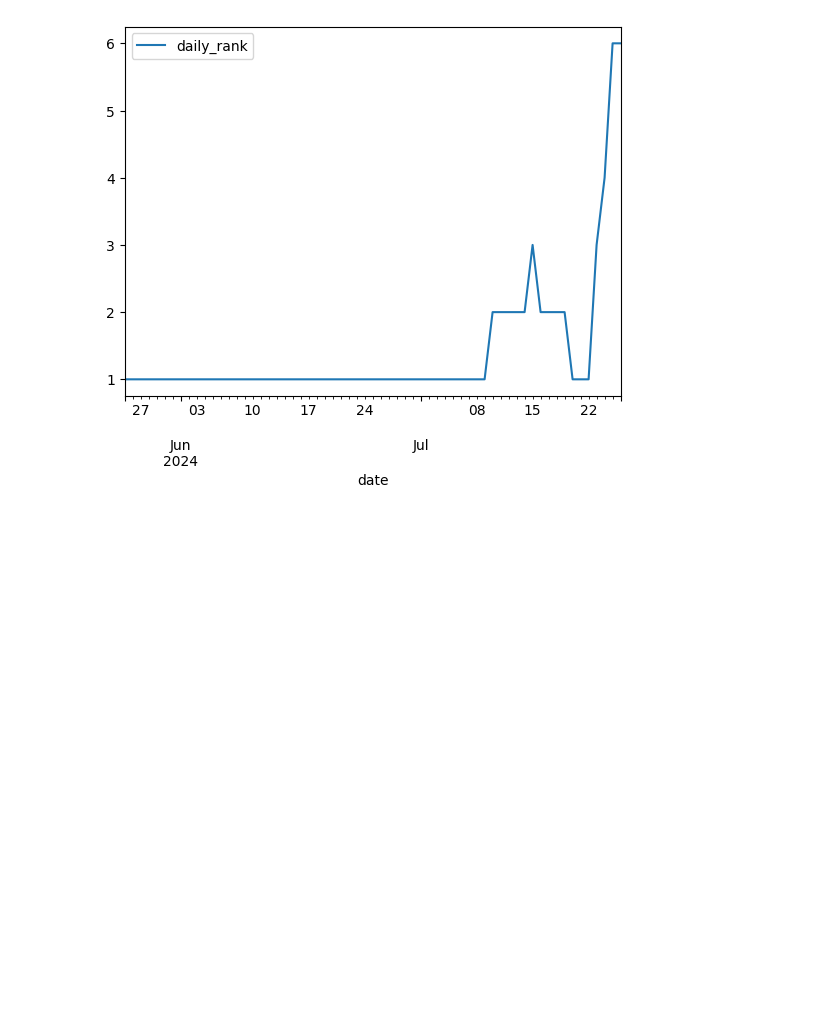
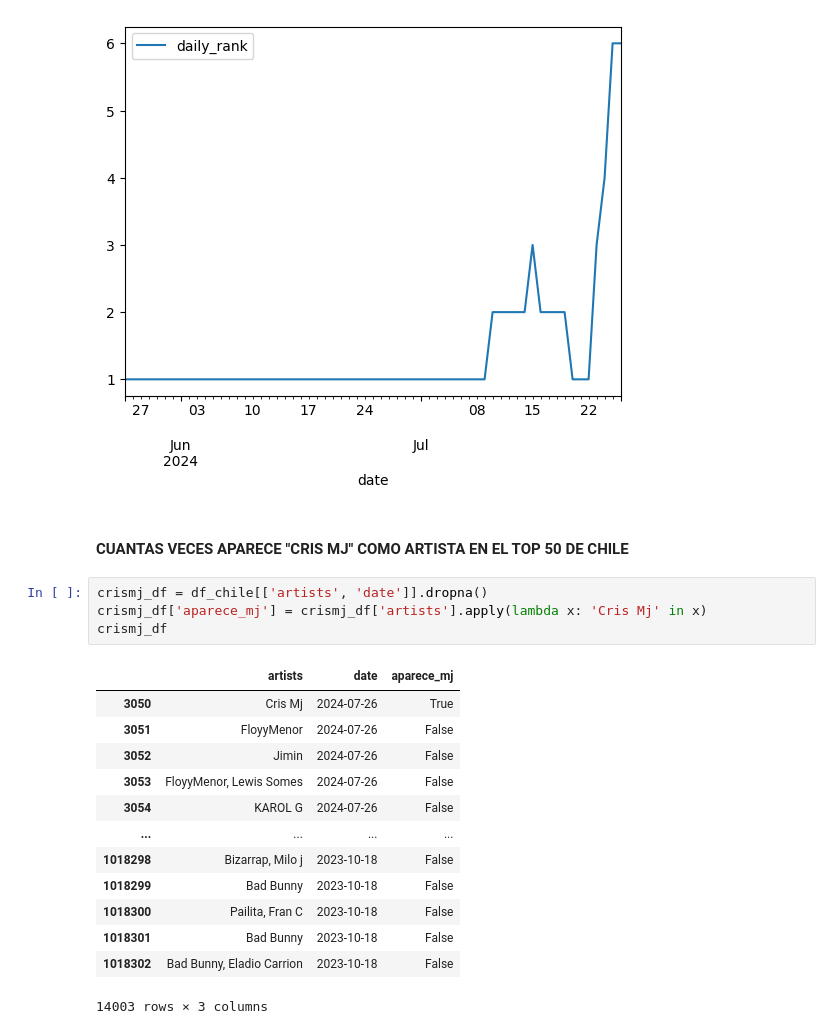
Before and after one commit to Vikktor93/DataScience-Spotify, a Jupyter notebook: 000_analisis_exploratorio.ipynb, the cells around one changed output. Drawn from its saved outputs; the diff is of its cells as text; blank space fills up the shorter version.

```diff
--- a/000_analisis_exploratorio.ipynb
+++ b/000_analisis_exploratorio.ipynb
@@ -138,3 +138,23 @@ artista_df.plot('date', 'daily_rank')
 # %% [output]
 <Axes: xlabel='date'>
 [figure]
+# %% [markdown]
+#### **CUANTAS VECES APARECE "CRIS MJ" COMO ARTISTA EN EL TOP 50 DE CHILE**
+# %%
+crismj_df = df_chile[['artists', 'date']].dropna()
+crismj_df['aparece_mj'] = crismj_df['artists'].apply(lambda x: 'Cris Mj' in x)
+crismj_df
+# %% [output]
+|  | artists | date | aparece_mj |
+| 3050 | Cris Mj | 2024-07-26 | True |
+| 3051 | FloyyMenor | 2024-07-26 | False |
+| 3052 | Jimin | 2024-07-26 | False |
+| 3053 | FloyyMenor, Lewis Somes | 2024-07-26 | False |
+| 3054 | KAROL G | 2024-07-26 | False |
+| ... | ... | ... | ... |
+| 1018298 | Bizarrap, Milo j | 2023-10-18 | False |
+| 1018299 | Bad Bunny | 2023-10-18 | False |
+| 1018300 | Pailita, Fran C | 2023-10-18 | False |
+| 1018301 | Bad Bunny | 2023-10-18 | False |
+| 1018302 | Bad Bunny, Eladio Carrion | 2023-10-18 | False |
+14003 rows × 3 columns
```
Also changed, not shown: parts of 2 cells of this notebook.
